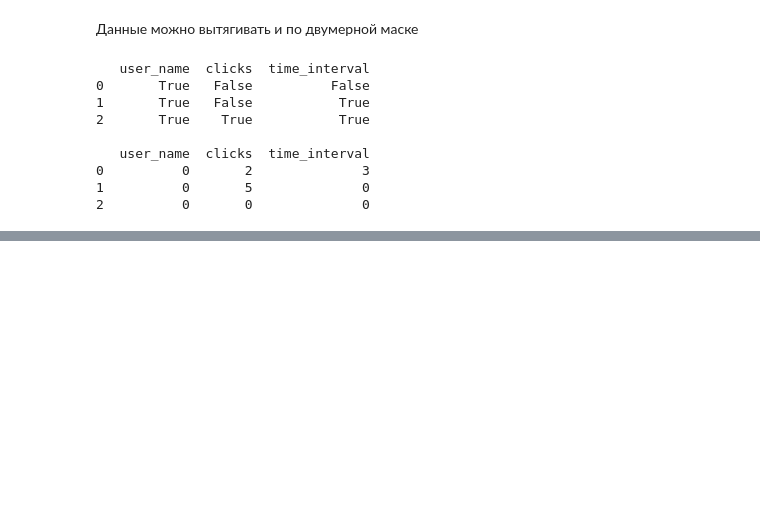
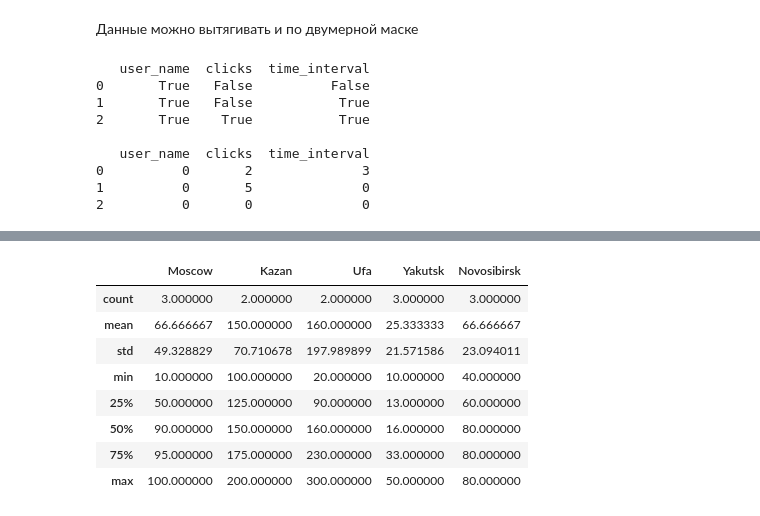
Before and after one commit to VadzimRudzman/pandas_fundamentals, a Jupyter notebook: Основы Pandas.ipynb, the cells around one changed output, grey strips where cells are left out. Drawn from its saved outputs; the diff is of its cells as text; code cells hidden in the pictures; blank space fills up the shorter version.

```diff
--- a/Основы Pandas.ipynb
+++ b/Основы Pandas.ipynb
@@ -948,0 +1572,8 @@ print(df)
+# %%
+import pandas as pd
+
+df = pd.DataFrame({'visits_2021' : [100, 200, 300, 50, 40],
+                   'visits_2020' : [90, 100, np.nan, 10, 80],
+                   'visits_2019' : [10, np.nan, 20, 16, 80]}, index=['Moscow', 'Kazan', 'Ufa', 'Yakutsk', 'Novosibirsk'])
+
+df
@@ -948,0 +1656,12 @@ print(df)
+# %%
+df.T.describe() # описательная статистика по строкам
+# %% [output]
+|  | Moscow | Kazan | Ufa | Yakutsk | Novosibirsk |
+| count | 3.000000 | 2.000000 | 2.000000 | 3.000000 | 3.000000 |
+| mean | 66.666667 | 150.000000 | 160.000000 | 25.333333 | 66.666667 |
+| std | 49.328829 | 70.710678 | 197.989899 | 21.571586 | 23.094011 |
+| min | 10.000000 | 100.000000 | 20.000000 | 10.000000 | 40.000000 |
+| 25% | 50.000000 | 125.000000 | 90.000000 | 13.000000 | 60.000000 |
+| 50% | 90.000000 | 150.000000 | 160.000000 | 16.000000 | 80.000000 |
+| 75% | 95.000000 | 175.000000 | 230.000000 | 33.000000 | 80.000000 |
+| max | 100.000000 | 200.000000 | 300.000000 | 50.000000 | 80.000000 |
```
Also changed, not shown: parts of 89 cells of this notebook.
